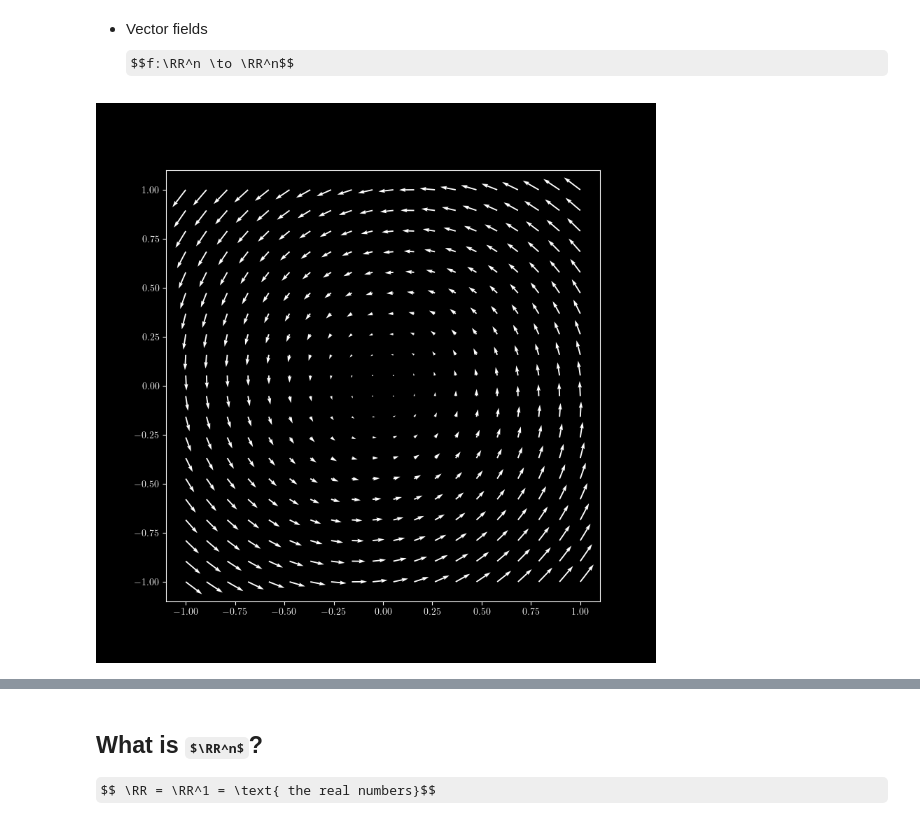
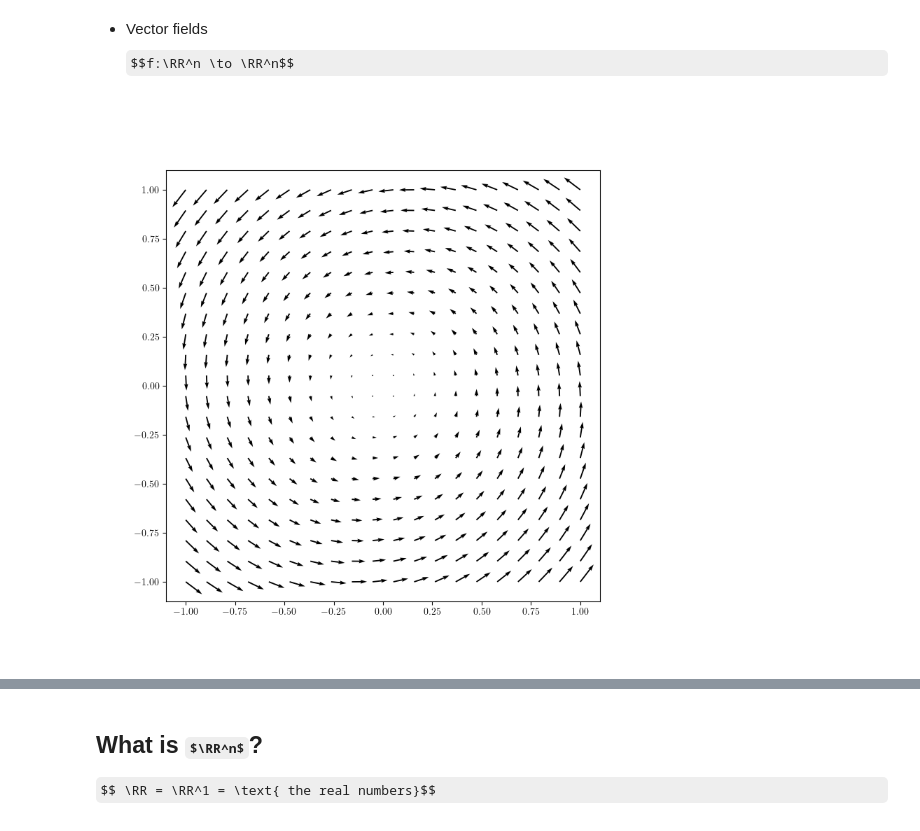
Before and after one commit to drewyoungren/mvc, a Jupyter notebook: lec/mvc-L01.ipynb, the cells around one changed output, grey strips where cells are left out. Cells and saved outputs as stored; diff of their text form; code cells hidden in the pictures; some formulas as TeX source.

Commit message:
Adjust color

```diff
--- a/lec/mvc-L01.ipynb
+++ b/lec/mvc-L01.ipynb
@@ -14,8 +14,8 @@ plt.rcParams['figure.figsize'] = [8.0, 8.0]
 
 
 # Uncomment the one that corresponds to your Jupyter theme
-# plt.style.use('default')
-plt.style.use('dark_background')
+plt.style.use('default')
+# plt.style.use('dark_background')
 # plt.style.use('fivethirtyeight')
 # plt.style.use('Solarize_Light2')
 
@@ -108,16 +108,16 @@ plt.colorbar();
 # %%
 TITLE = "A vector field"
 if TITLE in plt.get_figlabels():
     plt.close(TITLE)
 fig = plt.figure(TITLE, figsize=(8,8))
 ax = fig.add_subplot()
 
 x = y = np.linspace(-1,1,20)
 x, y = np.meshgrid(x, y)
 
-ax.quiver(x, y, -y - x/10, x - y/6,color='w');
+ax.quiver(x, y, -y - x/10, x - y/6);
 # %% [output]
-[figure, old version]
+[figure, new version]
 # %% [markdown]
 <p style="padding-bottom:40%;"> </p>
 # %% [markdown]
```
Also changed, not shown: parts of 12 cells of this notebook.
